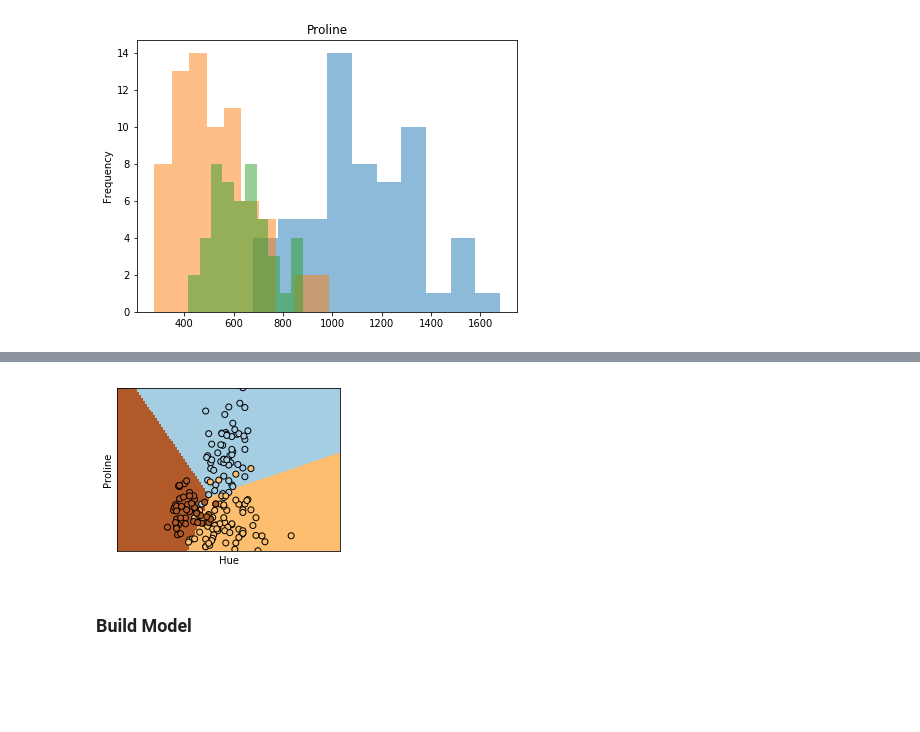
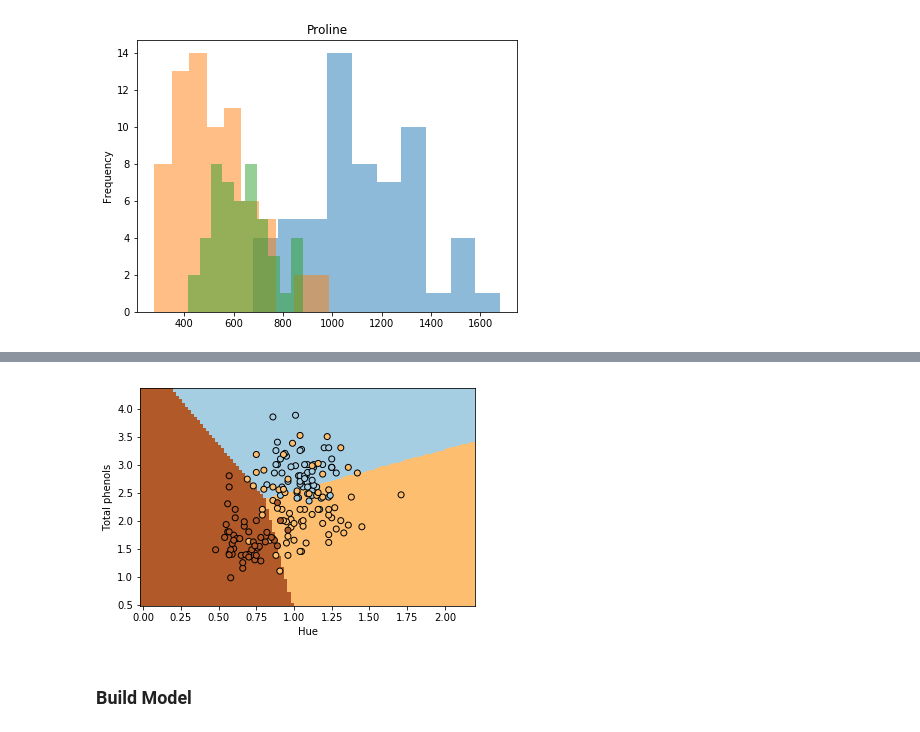
Before and after one commit to ingrid88/adoreMe, a Jupyter notebook: Wines.ipynb, the cells around one changed output, grey strips where cells are left out. Drawn from its saved outputs; the diff is of its cells as text; code cells hidden in the pictures; blank space fills up the shorter version.

```diff
--- a/Wines.ipynb
+++ b/Wines.ipynb
@@ -129,43 +208,38 @@ for i, title in enumerate(data.columns[1::]):
 # %%
-import numpy as np
-import matplotlib.pyplot as plt
-from sklearn import linear_model, datasets
-
-# import some data to play with
-X = data[['Hue','Proline']]  # we only take the first two features.
+X = data[['Hue','Total phenols']]  # we only take the first two features.
 Y = data['class']
 
 h = .02  # step size in the mesh
 
 logreg = linear_model.LogisticRegression(C=1e5)
 
 # we create an instance of Neighbours Classifier and fit the data.
 logreg.fit(X, Y)
 
 # Plot the decision boundary. For that, we will assign a color to each
 # point in the mesh [x_min, x_max]x[y_min, y_max].
 x_min, x_max = X['Hue'].min() - .5, X['Hue'].max() + .5
-y_min, y_max = X['Proline'].min() - .5, X['Proline'].max() + .5
+y_min, y_max = X['Total phenols'].min() - .5, X['Total phenols'].max() + .5
 xx, yy = np.meshgrid(np.arange(x_min, x_max, h), np.arange(y_min, y_max, h))
 Z = logreg.predict(np.c_[xx.ravel(), yy.ravel()])
 
 # Put the result into a color plot
 Z = Z.reshape(xx.shape)
-plt.figure(1, figsize=(4, 3))
+#         plt.figure(1, figsize=(4, 3))
 plt.pcolormesh(xx, yy, Z, cmap=plt.cm.Paired)
 
 # Plot also the training points
-plt.scatter(X['Hue'], X['Proline'], c=Y, edgecolors='k', cmap=plt.cm.Paired)
+plt.scatter(X['Hue'], X['Total phenols'], c=Y, edgecolors='k', cmap=plt.cm.Paired)
 plt.xlabel('Hue')
-plt.ylabel('Proline')
+plt.ylabel('Total phenols')
 
 plt.xlim(xx.min(), xx.max())
 plt.ylim(yy.min(), yy.max())
-plt.xticks(())
-plt.yticks(())
+# plt.xticks(())
+# plt.yticks(())
 
 plt.show()
 # %% [output]
-[figure, old version]
+[figure, new version]
 # %% [markdown]
 ### Build Model
```
Also changed, not shown: parts of 8 cells of this notebook.
